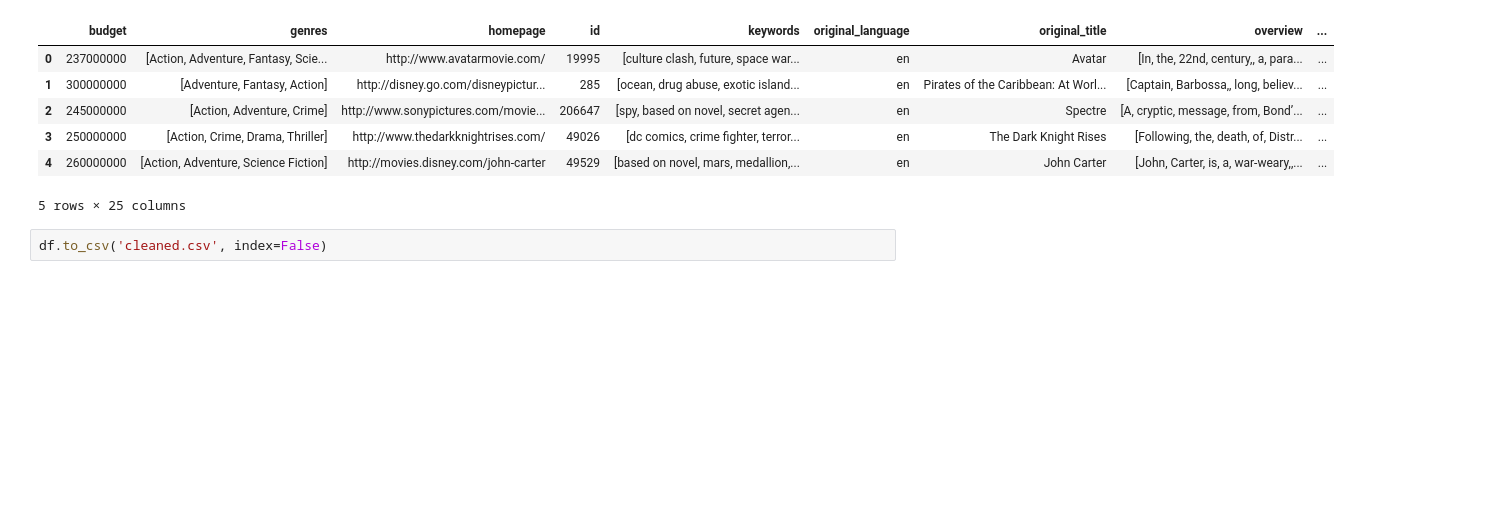
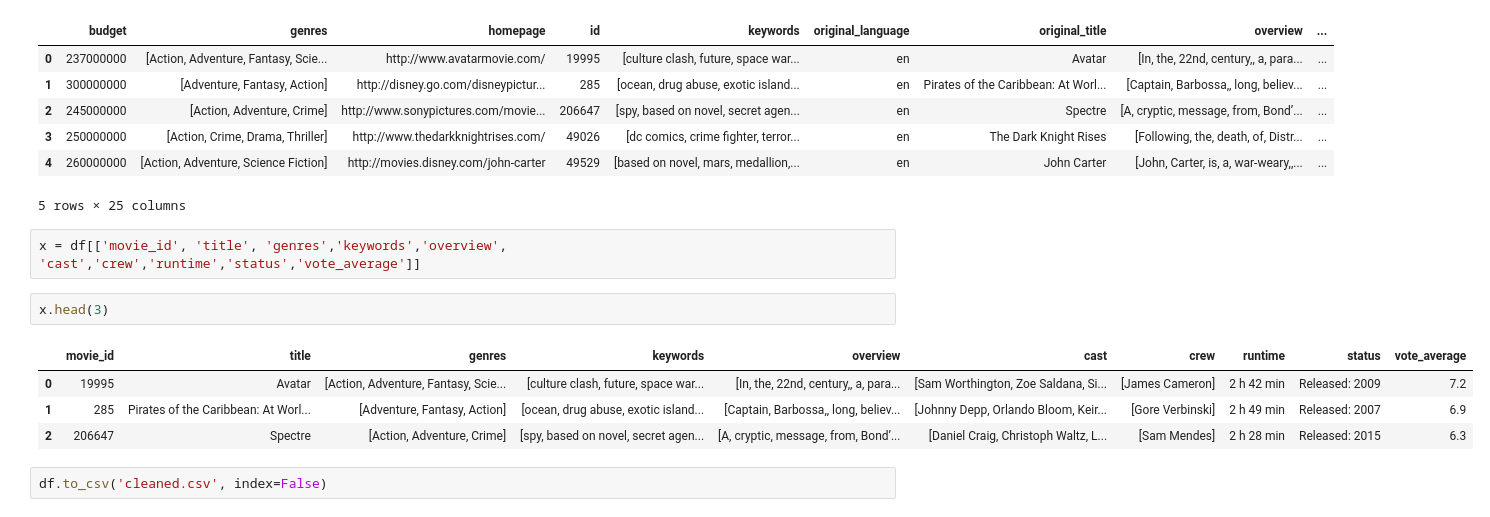
Before and after one commit to makhaildynchan/Movie_Recommendations, a Jupyter notebook: notebooks/preprocessing.ipynb, the cells around one changed output. Cells and saved outputs as stored; diff of their text form; blank space fills up the shorter version.

```diff
--- a/notebooks/preprocessing.ipynb
+++ b/notebooks/preprocessing.ipynb
@@ -183,6 +183,15 @@ df.head()
 | 3 | 250000000 | [Action, Crime, Drama, Thriller] | http://www.thedarkknightrises.com/ | 49026 | [dc comics, crime fighter, terror... | en | The Dark Knight Rises | [Following, the, death, of, Distr... | ... |
 | 4 | 260000000 | [Action, Adventure, Science Fiction] | http://movies.disney.com/john-carter | 49529 | [based on novel, mars, medallion,... | en | John Carter | [John, Carter, is, a, war-weary,,... | ... |
 5 rows × 25 columns
+# %%
+x = df[['movie_id', 'title', 'genres','keywords','overview', 'cast','crew','runtime','status','vote_average']]
+# %%
+x.head(3)
+# %% [output]
+|  | movie_id | title | genres | keywords | overview | cast | crew | runtime | status | vote_average |
+| 0 | 19995 | Avatar | [Action, Adventure, Fantasy, Scie... | [culture clash, future, space war... | [In, the, 22nd, century,, a, para... | [Sam Worthington, Zoe Saldana, Si... | [James Cameron] | 2 h 42 min | Released: 2009 | 7.2 |
+| 1 | 285 | Pirates of the Caribbean: At Worl... | [Adventure, Fantasy, Action] | [ocean, drug abuse, exotic island... | [Captain, Barbossa,, long, believ... | [Johnny Depp, Orlando Bloom, Keir... | [Gore Verbinski] | 2 h 49 min | Released: 2007 | 6.9 |
+| 2 | 206647 | Spectre | [Action, Adventure, Crime] | [spy, based on novel, secret agen... | [A, cryptic, message, from, Bond’... | [Daniel Craig, Christoph Waltz, L... | [Sam Mendes] | 2 h 28 min | Released: 2015 | 6.3 |
 # %%
 df.to_csv('cleaned.csv', index=False)
 # %% [markdown]
```
Also changed, not shown: 1 other file.
